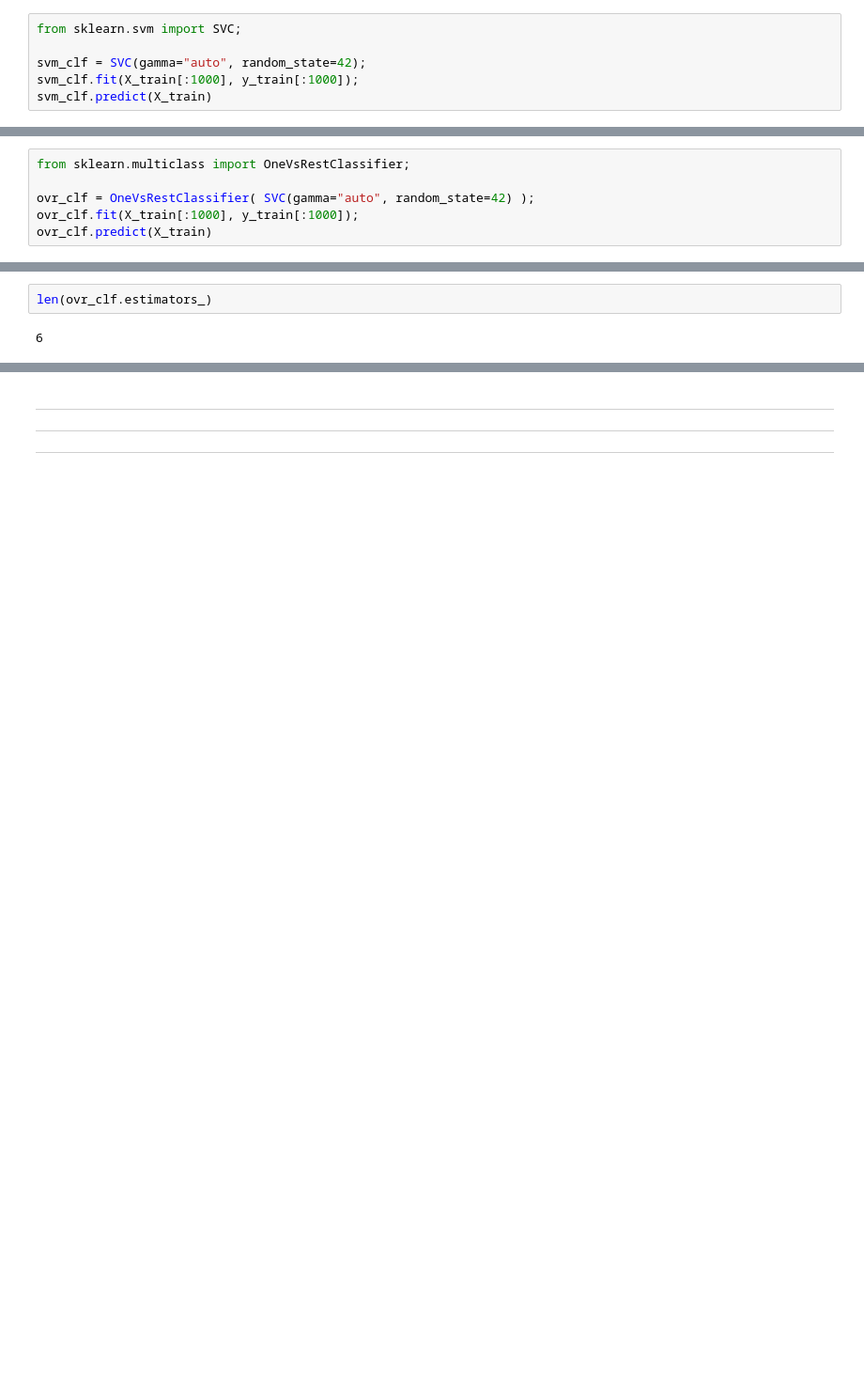
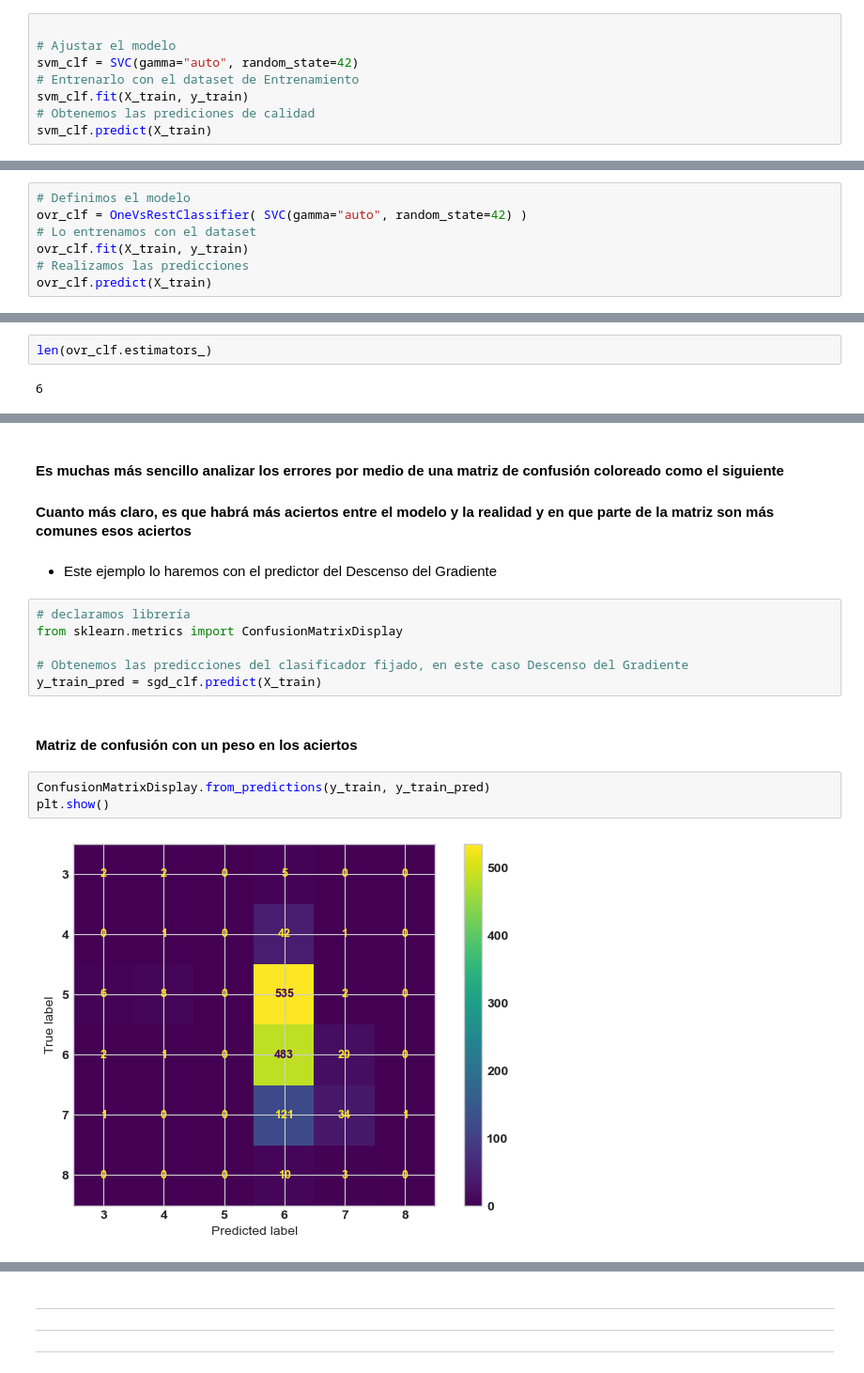
Before and after one commit to RobinGoldwing/golden-ML-wine, a Jupyter notebook: Wine-MultiClas-Ruben.ipynb, the cells around one changed output, grey strips where cells are left out. Shown at 94% size. Saved outputs shown, nothing was run; the diff lists cells and outputs as text; blank space fills up the shorter version.

```diff
--- a/Wine-BinaryClas-Ruben.ipynb
+++ b/Wine-MultiClas-Ruben.ipynb
@@ -420,7 +441,9 @@ SGDClassifier(random_state=42)
 # %%
-from sklearn.svm import SVC;
 
-svm_clf = SVC(gamma="auto", random_state=42);
-svm_clf.fit(X_train[:1000], y_train[:1000]);
+# Ajustar el modelo
+svm_clf = SVC(gamma="auto", random_state=42)
+# Entrenarlo con el dataset de Entrenamiento
+svm_clf.fit(X_train, y_train)
+# Obtenemos las prediciones de calidad
 svm_clf.predict(X_train)
 # %% [output]
@@ -461,7 +526,8 @@ svm_clf.classes_[5]
 # %%
-from sklearn.multiclass import OneVsRestClassifier;
-
-ovr_clf = OneVsRestClassifier( SVC(gamma="auto", random_state=42) );
-ovr_clf.fit(X_train[:1000], y_train[:1000]);
+# Definimos el modelo
+ovr_clf = OneVsRestClassifier( SVC(gamma="auto", random_state=42) )
+# Lo entrenamos con el dataset
+ovr_clf.fit(X_train, y_train)
+# Realizamos las predicciones
 ovr_clf.predict(X_train)
 # %% [output]
@@ -556,0 +669,18 @@ plt.show()
+# %% [markdown]
+#### Es muchas más sencillo analizar los errores por medio de una matriz de confusión coloreado como el siguiente
+#### Cuanto más claro, es que habrá más aciertos entre el modelo y la realidad y en que parte de la matriz son más comunes esos aciertos
+# %% [markdown]
+- Este ejemplo lo haremos con el predictor del Descenso del Gradiente
+# %%
+# declaramos librería
+from sklearn.metrics import ConfusionMatrixDisplay
+
+# Obtenemos las predicciones del clasificador fijado, en este caso Descenso del Gradiente
+y_train_pred = sgd_clf.predict(X_train)
+# %% [markdown]
+#### Matriz de confusión con un peso en los aciertos
+# %%
+ConfusionMatrixDisplay.from_predictions(y_train, y_train_pred)
+plt.show()
+# %% [output]
+[figure, added]
```
Also changed, not shown: parts of 157 cells of this notebook.
